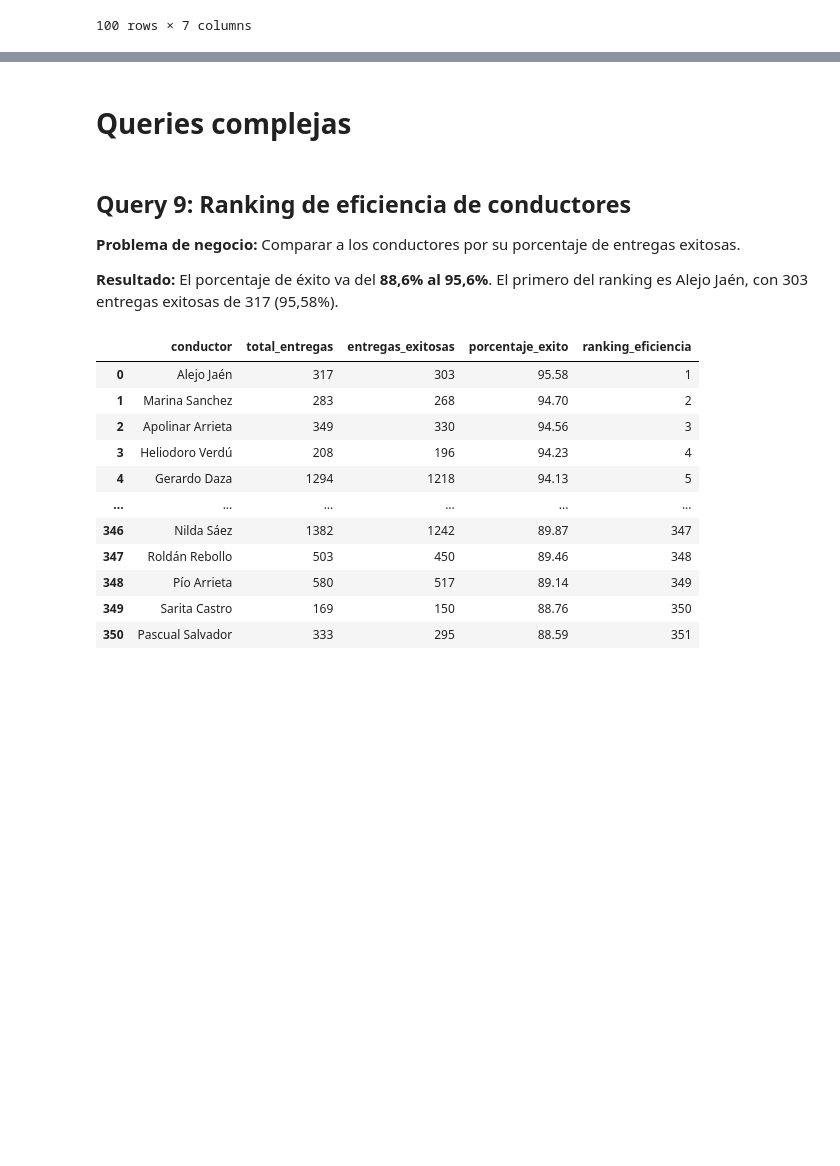
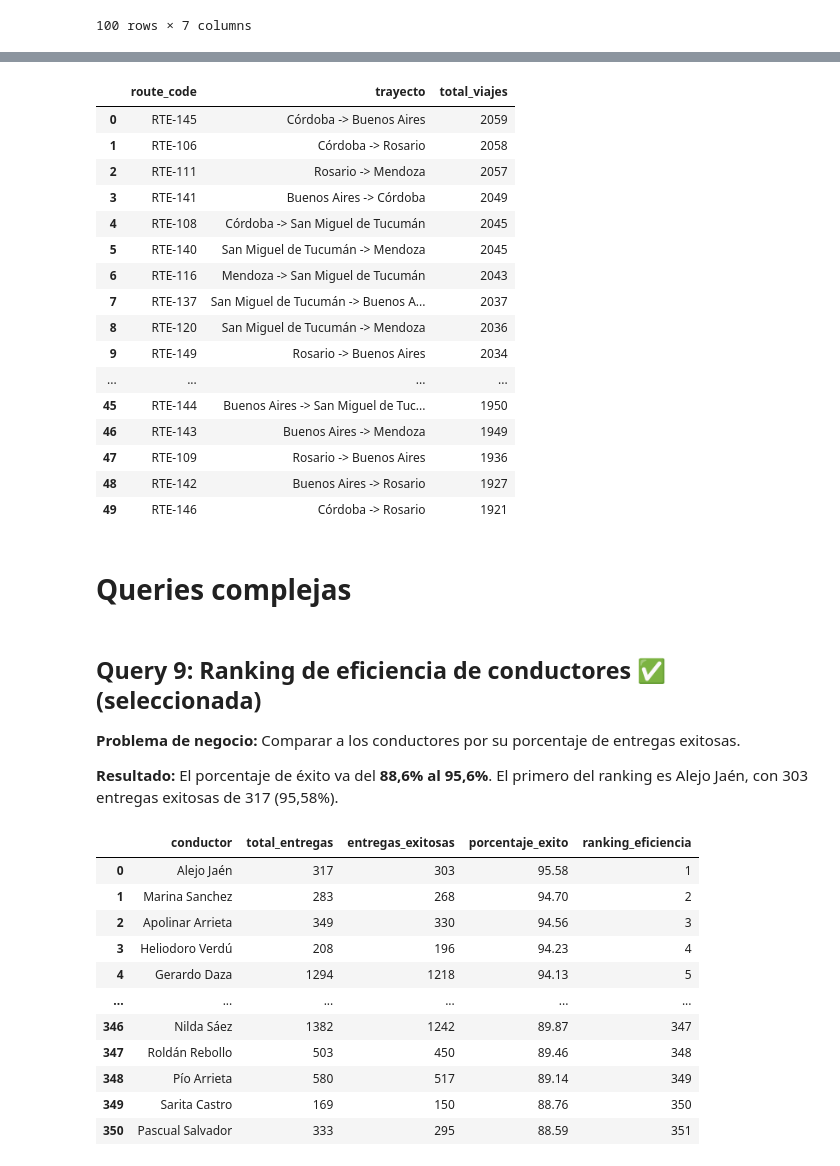
Before and after one commit to agusblopezt-ux/ProyectoM2_AgustinaLopezTorres, a Jupyter notebook: 1. Notebooks/Avance_2_SQLAnalysis.ipynb, the cells around one changed output, grey strips where cells are left out. Cells and saved outputs as stored; diff of their text form; code cells hidden in the pictures; blank space fills up the shorter version.

```diff
--- a/1. Notebooks/Avance_2_SQLAnalysis.ipynb
+++ b/1. Notebooks/Avance_2_SQLAnalysis.ipynb
@@ -225,7 +248,36 @@ correr(q6)
+# %%
+q8 = """
+SELECT r.route_code,
+       r.origin_city || ' -> ' || r.destination_city AS trayecto,
+       COUNT(t.trip_id) AS total_viajes
+FROM routes r
+JOIN trips t ON r.route_id = t.route_id
+GROUP BY r.route_code, r.origin_city, r.destination_city
+ORDER BY total_viajes DESC
+"""
+correr(q8)
+# %% [output]
+|  | route_code | trayecto | total_viajes |
+| 0 | RTE-145 | Córdoba -> Buenos Aires | 2059 |
+| 1 | RTE-106 | Córdoba -> Rosario | 2058 |
+| 2 | RTE-111 | Rosario -> Mendoza | 2057 |
+| 3 | RTE-141 | Buenos Aires -> Córdoba | 2049 |
+| 4 | RTE-108 | Córdoba -> San Miguel de Tucumán | 2045 |
+| 5 | RTE-140 | San Miguel de Tucumán -> Mendoza | 2045 |
+| 6 | RTE-116 | Mendoza -> San Miguel de Tucumán | 2043 |
+| 7 | RTE-137 | San Miguel de Tucumán -> Buenos A... | 2037 |
+| 8 | RTE-120 | San Miguel de Tucumán -> Mendoza | 2036 |
+| 9 | RTE-149 | Rosario -> Buenos Aires | 2034 |
+| ... | ... | ... | ... |
+| 45 | RTE-144 | Buenos Aires -> San Miguel de Tuc... | 1950 |
+| 46 | RTE-143 | Buenos Aires -> Mendoza | 1949 |
+| 47 | RTE-109 | Rosario -> Buenos Aires | 1936 |
+| 48 | RTE-142 | Buenos Aires -> Rosario | 1927 |
+| 49 | RTE-146 | Córdoba -> Rosario | 1921 |
 # %% [markdown]
 # Queries complejas
 # %% [markdown]
-## Query 9: Ranking de eficiencia de conductores
+## Query 9: Ranking de eficiencia de conductores ✅ (seleccionada)
 **Problema de negocio:** Comparar a los conductores por su porcentaje de entregas exitosas.
 
 **Resultado:** El porcentaje de éxito va del **88,6% al 95,6%**. El primero del ranking es Alejo Jaén, con 303 entregas exitosas de 317 (95,58%).
```
Also changed, not shown: parts of 23 cells of this notebook, 4 other files.
